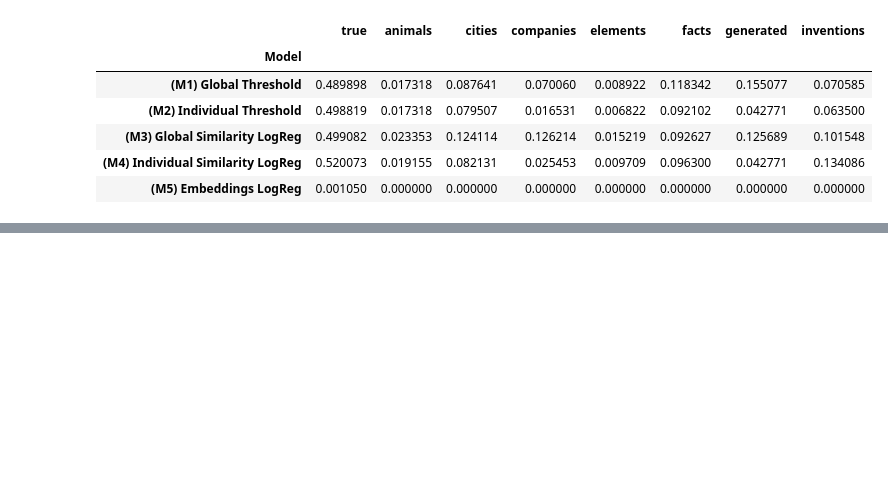
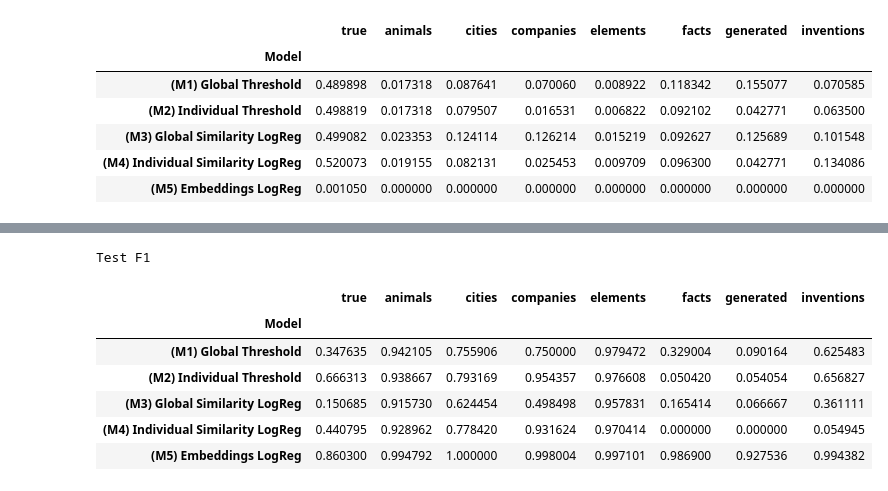
Before and after one commit to cassandra-goldberg/Calibrated_Concepts, a Jupyter notebook: Experiments/Process-TrueFalseDataset.ipynb, the cells around one changed output, grey strips where cells are left out. Drawn from its saved outputs; the diff is of its cells as text; code cells hidden in the pictures; blank space fills up the shorter version.

```diff
--- a/Experiments/Process-TrueFalseDataset.ipynb
+++ b/Experiments/Process-TrueFalseDataset.ipynb
@@ -407,0 +441,14 @@ error_comparison_df
+# %%
+print('Test F1')
+f1_df = get_all_models_classification_metric(models, test_metadata_df, test_cosine_similarity_df,
+                                         test_hidden_states, metric='f1')
+f1_df
+# %% [output]
+Test F1
+|  | true | animals | cities | companies | elements | facts | generated | inventions |
+| Model |  |  |  |  |  |  |  |  |
+| (M1) Global Threshold | 0.347635 | 0.942105 | 0.755906 | 0.750000 | 0.979472 | 0.329004 | 0.090164 | 0.625483 |
+| (M2) Individual Threshold | 0.666313 | 0.938667 | 0.793169 | 0.954357 | 0.976608 | 0.050420 | 0.054054 | 0.656827 |
+| (M3) Global Similarity LogReg | 0.150685 | 0.915730 | 0.624454 | 0.498498 | 0.957831 | 0.165414 | 0.066667 | 0.361111 |
+| (M4) Individual Similarity LogReg | 0.440795 | 0.928962 | 0.778420 | 0.931624 | 0.970414 | 0.000000 | 0.000000 | 0.054945 |
+| (M5) Embeddings LogReg | 0.860300 | 0.994792 | 1.000000 | 0.998004 | 0.997101 | 0.986900 | 0.927536 | 0.994382 |
```
Also changed, not shown: parts of 7 cells of this notebook, 2 other files.
